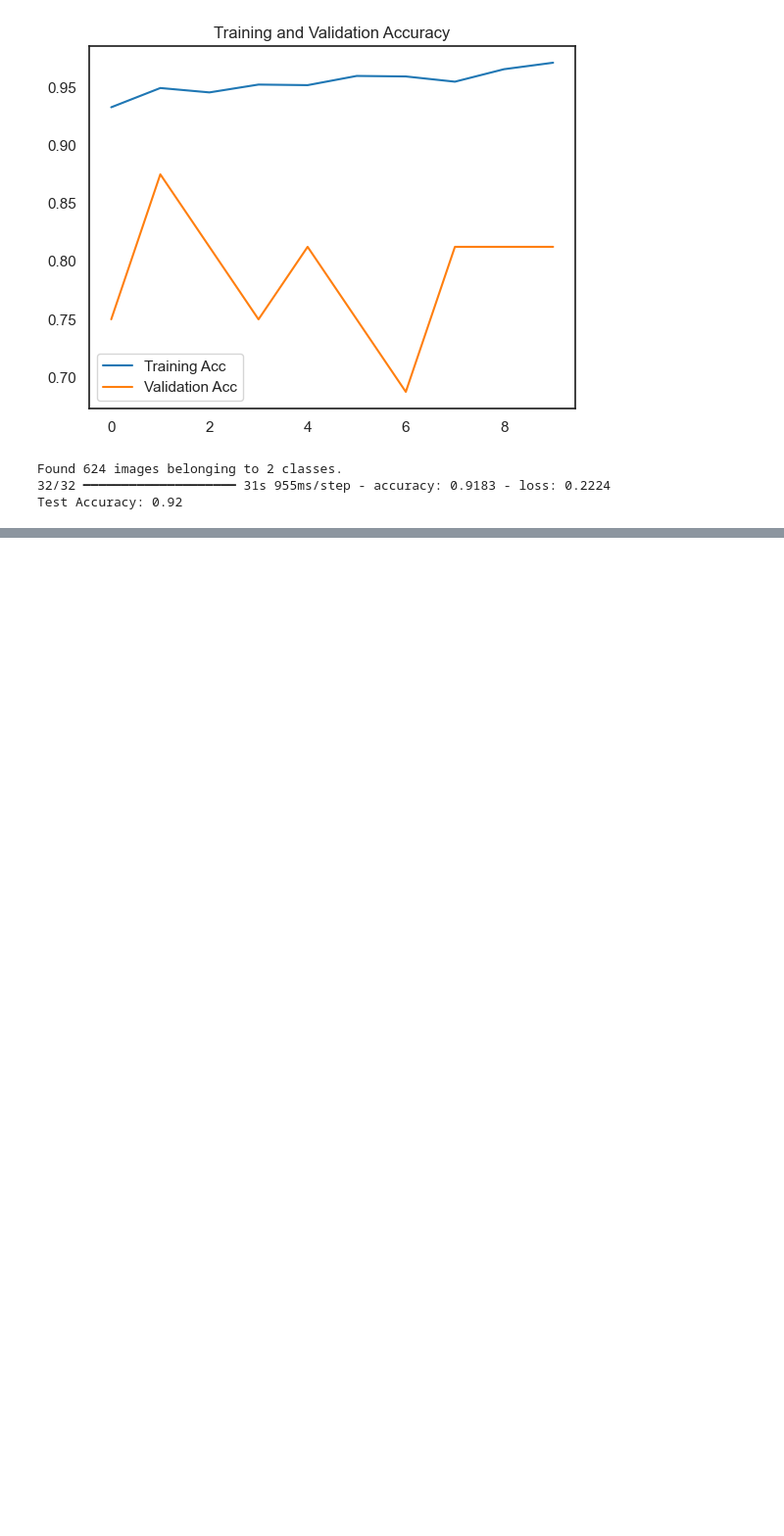
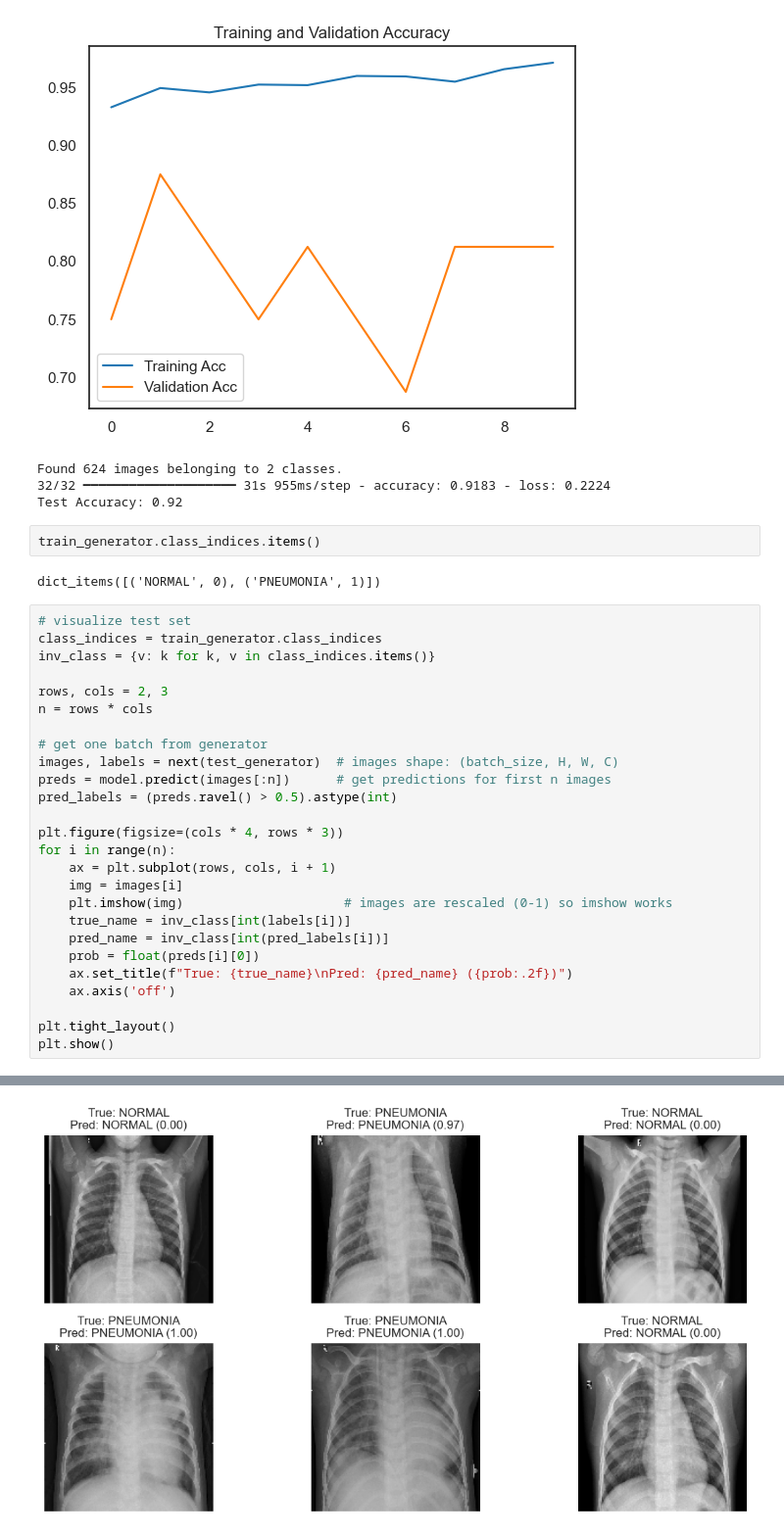
Before and after one commit to Pong120/Pneumonia_classification_using_VGG16-, a Jupyter notebook: VGG-16.ipynb, the cells around one changed output, grey strips where cells are left out. Shown at 98% size. Drawn from its saved outputs; the diff is of its cells as text; blank space fills up the shorter version.

```diff
--- a/VGG-16.ipynb
+++ b/VGG-16.ipynb
@@ -224,3 +210,34 @@ print(f"Test Accuracy: {test_acc:.2f}")
 Found 624 images belonging to 2 classes.
 32/32 ━━━━━━━━━━━━━━━━━━━━ 31s 955ms/step - accuracy: 0.9183 - loss: 0.2224
 Test Accuracy: 0.92
+# %%
+train_generator.class_indices.items()
+# %% [output]
+dict_items([('NORMAL', 0), ('PNEUMONIA', 1)])
+# %%
+# visualize test set
+class_indices = train_generator.class_indices
+inv_class = {v: k for k, v in class_indices.items()}
+
+rows, cols = 2, 3
+n = rows * cols
+
+# get one batch from generator
+images, labels = next(test_generator)  # images shape: (batch_size, H, W, C)
+preds = model.predict(images[:n])      # get predictions for first n images
+pred_labels = (preds.ravel() > 0.5).astype(int)
+
+plt.figure(figsize=(cols * 4, rows * 3))
+for i in range(n):
+    ax = plt.subplot(rows, cols, i + 1)
+    img = images[i]
+    plt.imshow(img)                     # images are rescaled (0-1) so imshow works
+    true_name = inv_class[int(labels[i])]
+    pred_name = inv_class[int(pred_labels[i])]
+    prob = float(preds[i][0])
+    ax.set_title(f"True: {true_name}\nPred: {pred_name} ({prob:.2f})")
+    ax.axis('off')
+
+plt.tight_layout()
+plt.show()
+# %% [output]
@@ -226,0 +245 @@ Test Accuracy: 0.92
+[figure, added]
```
Also changed, not shown: parts of 2 cells of this notebook.
